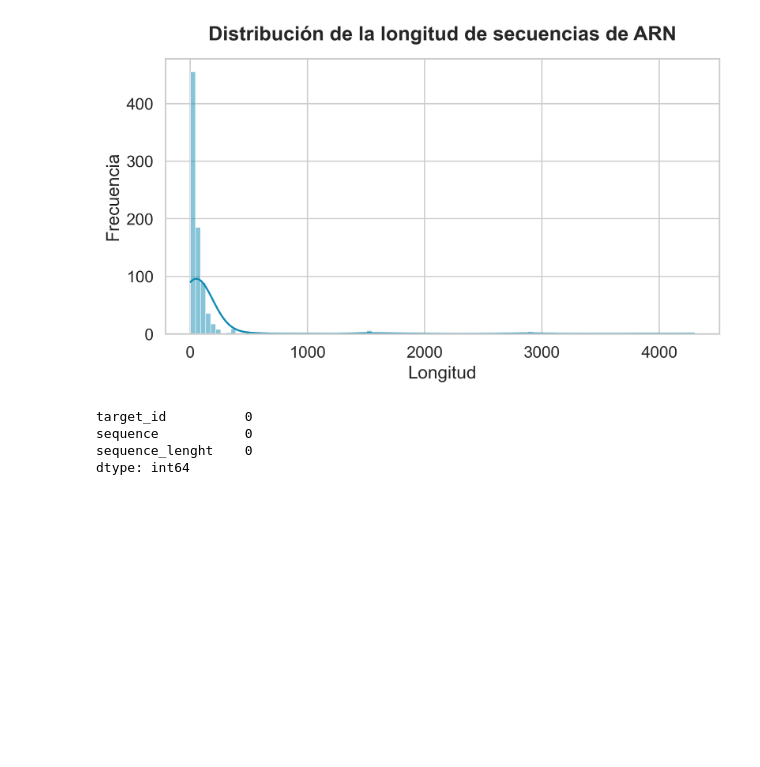
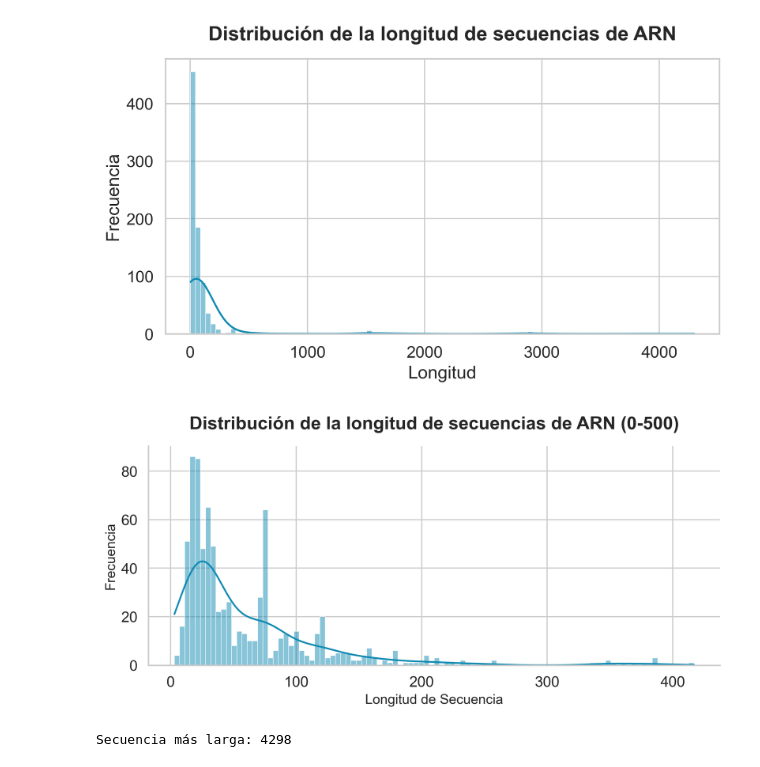
Before and after one commit to rospeltof/Stanford-RNA-3D-FOLDING, a Jupyter notebook: code/01_EDA.ipynb, the cells around one changed output. Cells and saved outputs as stored; diff of their text form; code cells hidden in the pictures; blank space fills up the shorter version.

```diff
--- a/code/01_EDA.ipynb
+++ b/code/01_EDA.ipynb
@@ -40,5 +45,6 @@ Los datos de entrenamiento constan de dos archivos principales:
 # %%
 # Calcular el len de las secuencias
+train_seq['sequence'] = train_seq['sequence'].apply(str.strip)
 train_seq['sequence_lenght'] = train_seq['sequence'].apply(len)
 train_seq = train_seq.replace([np.inf, -np.inf], np.nan)
 train_seq.isna().sum()
@@ -57,8 +68,27 @@ plt.show()
 # %% [output]
 [figure]
 # %%
+
+filtered_data = train_seq[train_seq['sequence_lenght'] <= 500]
+
+plt.figure(figsize=(8, 4), dpi=300)
+sns.histplot(
+    data=filtered_data,
+    x='sequence_lenght',
+    kde=True,
+    bins=100,
+    color='#118AB2',
+    edgecolor='white'
+)
+plt.title('Distribución de la longitud de secuencias de ARN (0-500)', fontsize=16, fontweight='bold', pad=15)
+plt.xlabel('Longitud de Secuencia', fontsize=12)
+plt.ylabel('Frecuencia', fontsize=12)
+sns.despine()
+plt.tight_layout()
+plt.show()
 # %% [output]
-target_id          0
-sequence           0
-sequence_lenght    0
-dtype: int64
+[figure, added]
+# %%
+print(f"Secuencia más larga: {max(train_seq['sequence_lenght'])}")
+# %% [output]
+Secuencia más larga: 4298
```
Also changed, not shown: parts of 4 cells of this notebook.
